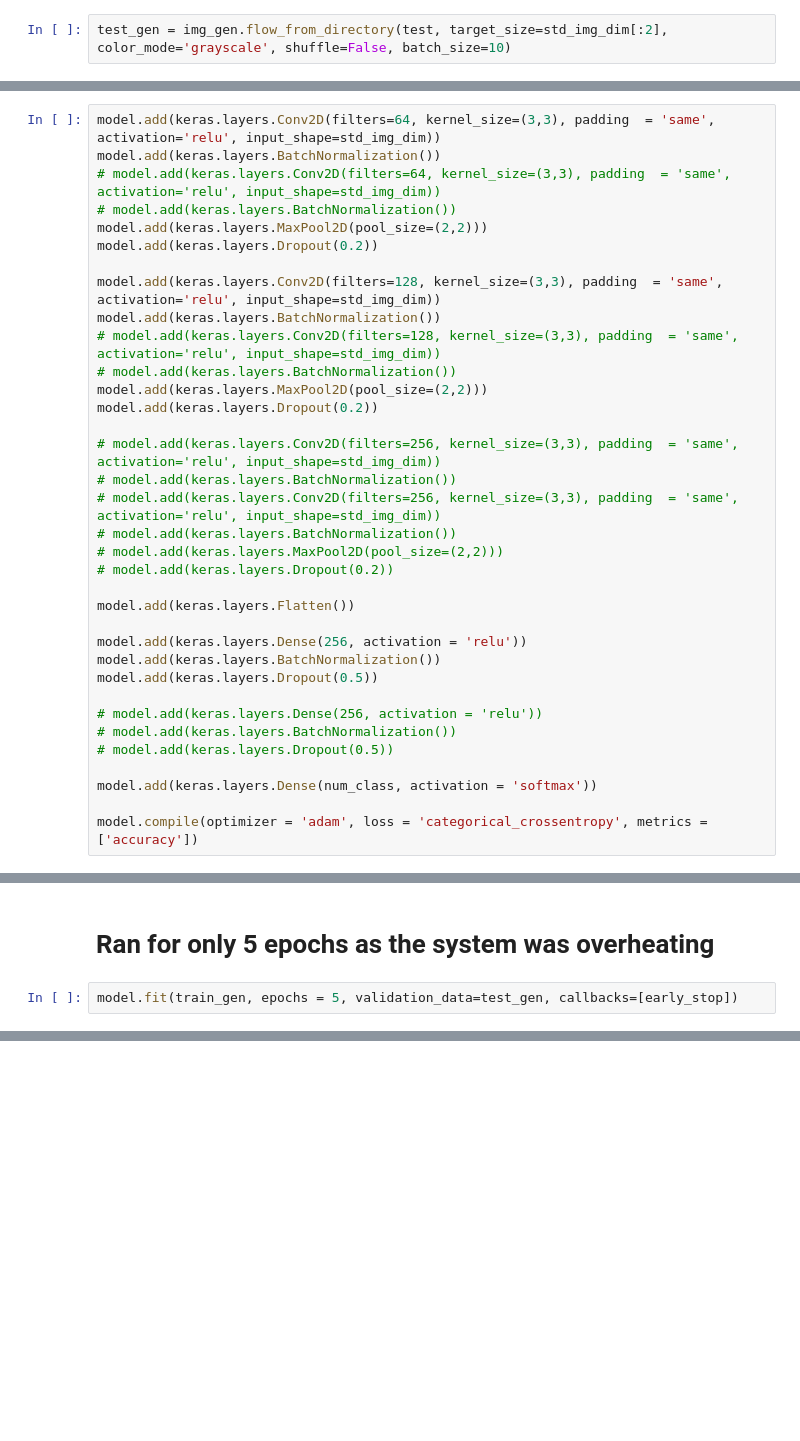
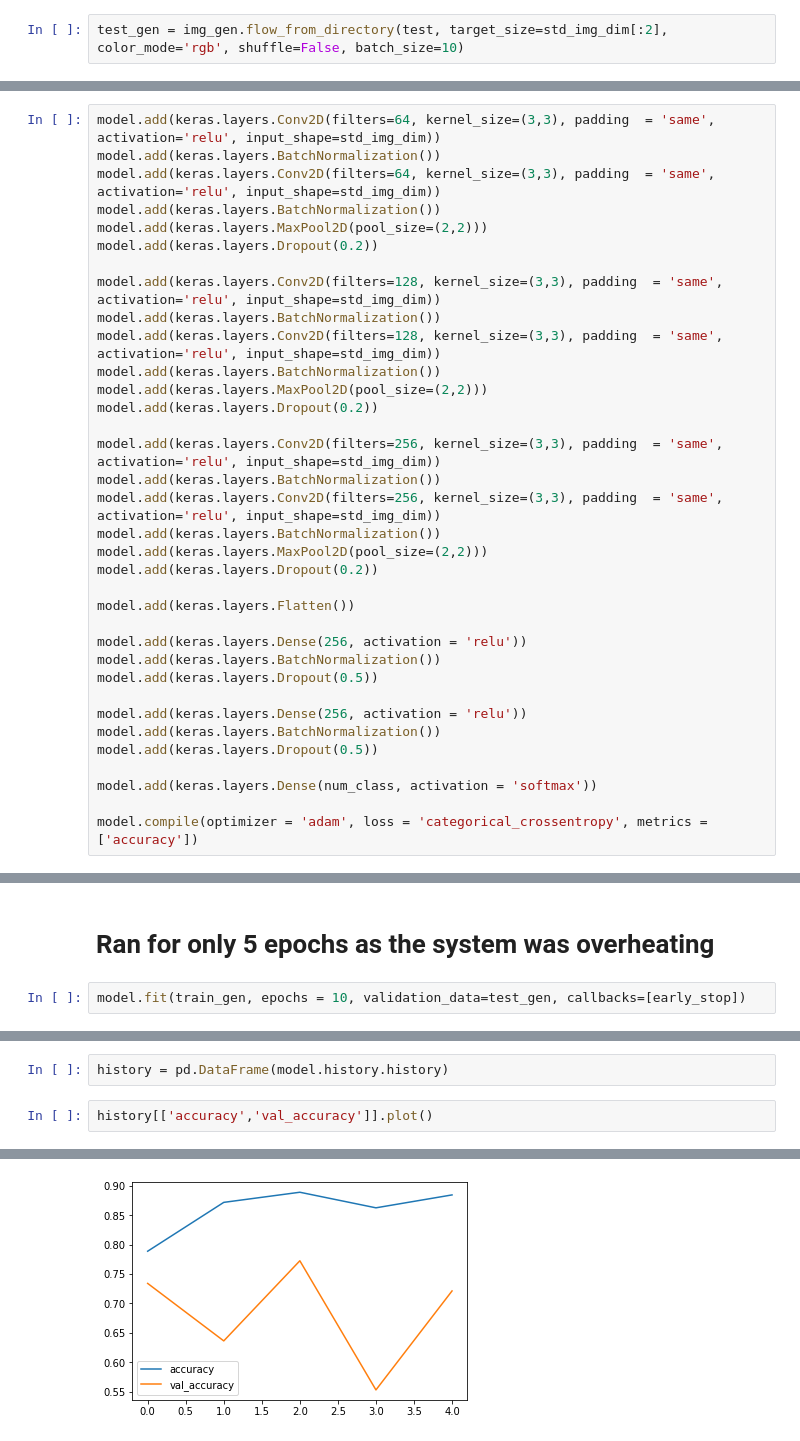
Before and after one commit to B2BDA/CNN_Keras, a Jupyter notebook: COVID-19 Chest X-Ray Detection.ipynb, the cells around one changed output, grey strips where cells are left out. Saved outputs shown, nothing was run; the diff lists cells and outputs as text; blank space fills up the shorter version.

Commit message:
GPU GTX 1050 to train a COVID19 Chest X-RAY Detection model using custom VGG like architecture

```diff
--- a/COVID-19 Chest X-Ray Detection.ipynb
+++ b/COVID-19 Chest X-Ray Detection.ipynb
@@ -115,7 +115,7 @@ train_gen = img_gen.flow_from_directory(train, target_size=std_img_dim[:2], colo
 # %% [output]
 Found 5286 images belonging to 2 classes.
 # %%
-test_gen = img_gen.flow_from_directory(test, target_size=std_img_dim[:2], color_mode='grayscale', shuffle=False, batch_size=10)
+test_gen = img_gen.flow_from_directory(test, target_size=std_img_dim[:2], color_mode='rgb', shuffle=False, batch_size=10)
 # %% [output]
 Found 624 images belonging to 2 classes.
 # %%
@@ -123,24 +123,24 @@ model = keras.models.Sequential()
 # %%
 model.add(keras.layers.Conv2D(filters=64, kernel_size=(3,3), padding  = 'same', activation='relu', input_shape=std_img_dim))
 model.add(keras.layers.BatchNormalization())
-# model.add(keras.layers.Conv2D(filters=64, kernel_size=(3,3), padding  = 'same', activation='relu', input_shape=std_img_dim))
-# model.add(keras.layers.BatchNormalization())
+model.add(keras.layers.Conv2D(filters=64, kernel_size=(3,3), padding  = 'same', activation='relu', input_shape=std_img_dim))
+model.add(keras.layers.BatchNormalization())
 model.add(keras.layers.MaxPool2D(pool_size=(2,2)))
 model.add(keras.layers.Dropout(0.2))
 
 model.add(keras.layers.Conv2D(filters=128, kernel_size=(3,3), padding  = 'same', activation='relu', input_shape=std_img_dim))
 model.add(keras.layers.BatchNormalization())
-# model.add(keras.layers.Conv2D(filters=128, kernel_size=(3,3), padding  = 'same', activation='relu', input_shape=std_img_dim))
-# model.add(keras.layers.BatchNormalization())
+model.add(keras.layers.Conv2D(filters=128, kernel_size=(3,3), padding  = 'same', activation='relu', input_shape=std_img_dim))
+model.add(keras.layers.BatchNormalization())
 model.add(keras.layers.MaxPool2D(pool_size=(2,2)))
 model.add(keras.layers.Dropout(0.2))
 
-# model.add(keras.layers.Conv2D(filters=256, kernel_size=(3,3), padding  = 'same', activation='relu', input_shape=std_img_dim))
-# model.add(keras.layers.BatchNormalization())
-# model.add(keras.layers.Conv2D(filters=256, kernel_size=(3,3), padding  = 'same', activation='relu', input_shape=std_img_dim))
-# model.add(keras.layers.BatchNormalization())
-# model.add(keras.layers.MaxPool2D(pool_size=(2,2)))
-# model.add(keras.layers.Dropout(0.2))
+model.add(keras.layers.Conv2D(filters=256, kernel_size=(3,3), padding  = 'same', activation='relu', input_shape=std_img_dim))
+model.add(keras.layers.BatchNormalization())
+model.add(keras.layers.Conv2D(filters=256, kernel_size=(3,3), padding  = 'same', activation='relu', input_shape=std_img_dim))
+model.add(keras.layers.BatchNormalization())
+model.add(keras.layers.MaxPool2D(pool_size=(2,2)))
+model.add(keras.layers.Dropout(0.2))
 
 model.add(keras.layers.Flatten())
 
@@ -148,9 +148,9 @@ model.add(keras.layers.Dense(256, activation = 'relu'))
 model.add(keras.layers.BatchNormalization())
 model.add(keras.layers.Dropout(0.5))
 
-# model.add(keras.layers.Dense(256, activation = 'relu'))
-# model.add(keras.layers.BatchNormalization())
-# model.add(keras.layers.Dropout(0.5))
+model.add(keras.layers.Dense(256, activation = 'relu'))
+model.add(keras.layers.BatchNormalization())
+model.add(keras.layers.Dropout(0.5))
 
 model.add(keras.layers.Dense(num_class, activation = 'softmax'))
 
@@ -160,7 +160,7 @@ early_stop = keras.callbacks.EarlyStopping(patience = 2)
 # %% [markdown]
 # Ran for only 5 epochs as the system was overheating
 # %%
-model.fit(train_gen, epochs = 5, validation_data=test_gen, callbacks=[early_stop])
+model.fit(train_gen, epochs = 10, validation_data=test_gen, callbacks=[early_stop])
 # %% [output]
 WARNING:tensorflow:sample_weight modes were coerced from
   ...
@@ -184,0 +187,5 @@ Epoch 5/5
+# %%
+history = pd.DataFrame(model.history.history)
+# %%
+history[['accuracy','val_accuracy']].plot()
+# %% [output]
@@ -184,0 +193 @@ Epoch 5/5
+[figure, added]
```
Also changed, not shown: parts of 7 cells of this notebook.
